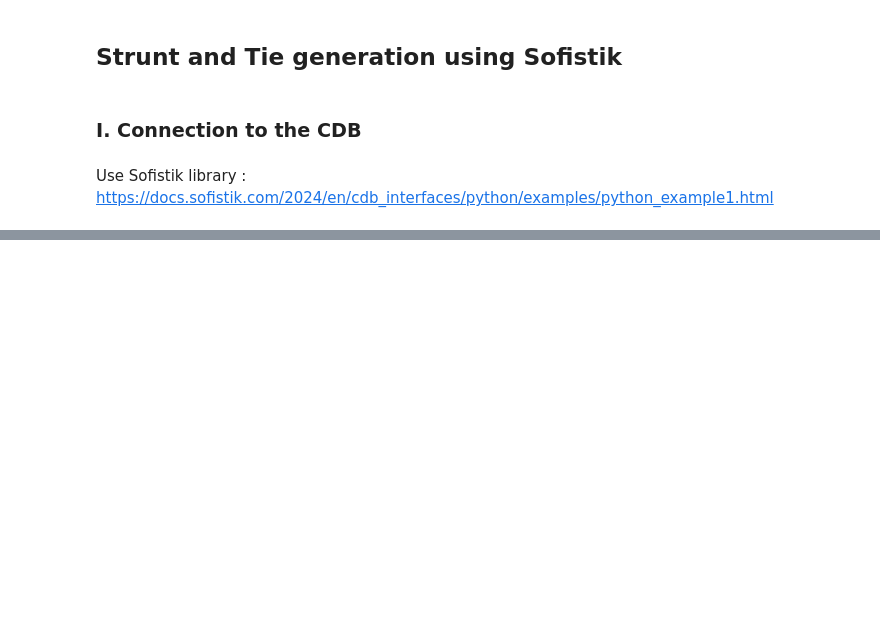
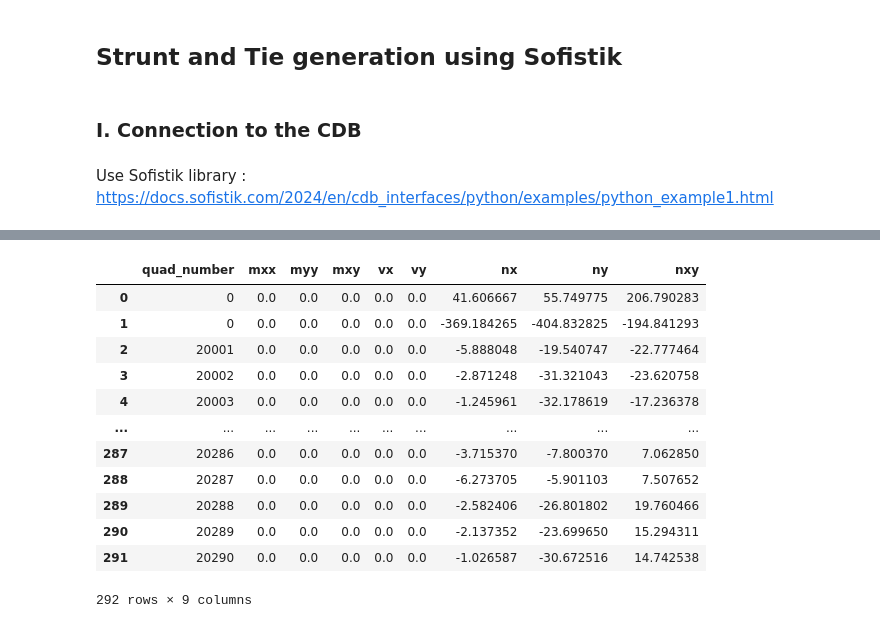
Before and after one commit to SarvAster/Sofistik.py, a Jupyter notebook: BT.ipynb, the cells around one changed output, grey strips where cells are left out. Cells and saved outputs as stored; diff of their text form; code cells hidden in the pictures; blank space fills up the shorter version.

```diff
--- a/BT.ipynb
+++ b/BT.ipynb
@@ -86,0 +184,37 @@ CDB closed successfully, status = 0
+# %%
+from sofistik_daten import *
+
+# Function to read nodal forces using CN_DISP structure
+def quad_forces(Index):
+    ie = c_int(0)
+    RecLen = c_int(sizeof(CQUAD_FOR))  # Size of the displacement and forces structure
+    forces = CQUAD_FOR()  # Instance of the displacement and forces structure
+
+    """
+    do while ie == 0, see cdbase.chm, Returnvalue.
+       = 0 -> No error
+       = 1 -> Item is longer than Data
+       = 2 -> End of file reached
+       = 3 -> Key does not exist
+    """
+    while ie.value < 2:
+        ie.value = py_sof_cdb_get(Index, 210, 1, byref(forces), byref(RecLen), 1)
+        print("{:10d}{:10.2f}{:10.2f}{:10.2f}{:10.2f}{:10.2f}{:10.2f}{:10.2f}{:10.2f}".format(
+            forces.m_nr,      # quad number
+            forces.m_mxx,      # bending moment
+            forces.m_myy,
+            forces.m_mxy,
+            forces.m_vx,        #shear force
+            forces.m_vy,
+            forces.m_nx,        #membran force
+            forces.m_ny,
+            forces.m_nxy
+        ))
+        # Always read the length of record before sof_cdb_get is called
+        RecLen = c_int(sizeof(CQUAD_FOR))
+
+fileName=r"C:\Users\Utilisateur\OneDrive - Pini Group\SOFISTIK\b.cdb"
+cdbStat, Index=open_cdb(fileName)
+
+quad_forces(Index)
+close_cdb(cdbStat,Index)
@@ -86,0 +286,19 @@ CDB closed successfully, status = 0
+# %%
+# Convert the list to a Pandas DataFrame
+df_forces = pd.DataFrame(forces_list)
+# %%
+df_forces
+# %% [output]
+|  | quad_number | mxx | myy | mxy | vx | vy | nx | ny | nxy |
+| 0 | 0 | 0.0 | 0.0 | 0.0 | 0.0 | 0.0 | 41.606667 | 55.749775 | 206.790283 |
+| 1 | 0 | 0.0 | 0.0 | 0.0 | 0.0 | 0.0 | -369.184265 | -404.832825 | -194.841293 |
+| 2 | 20001 | 0.0 | 0.0 | 0.0 | 0.0 | 0.0 | -5.888048 | -19.540747 | -22.777464 |
+| 3 | 20002 | 0.0 | 0.0 | 0.0 | 0.0 | 0.0 | -2.871248 | -31.321043 | -23.620758 |
+| 4 | 20003 | 0.0 | 0.0 | 0.0 | 0.0 | 0.0 | -1.245961 | -32.178619 | -17.236378 |
+| ... | ... | ... | ... | ... | ... | ... | ... | ... | ... |
+| 287 | 20286 | 0.0 | 0.0 | 0.0 | 0.0 | 0.0 | -3.715370 | -7.800370 | 7.062850 |
+| 288 | 20287 | 0.0 | 0.0 | 0.0 | 0.0 | 0.0 | -6.273705 | -5.901103 | 7.507652 |
+| 289 | 20288 | 0.0 | 0.0 | 0.0 | 0.0 | 0.0 | -2.582406 | -26.801802 | 19.760466 |
+| 290 | 20289 | 0.0 | 0.0 | 0.0 | 0.0 | 0.0 | -2.137352 | -23.699650 | 15.294311 |
+| 291 | 20290 | 0.0 | 0.0 | 0.0 | 0.0 | 0.0 | -1.026587 | -30.672516 | 14.742538 |
+292 rows × 9 columns
```
Also changed, not shown: parts of 14 cells of this notebook.
